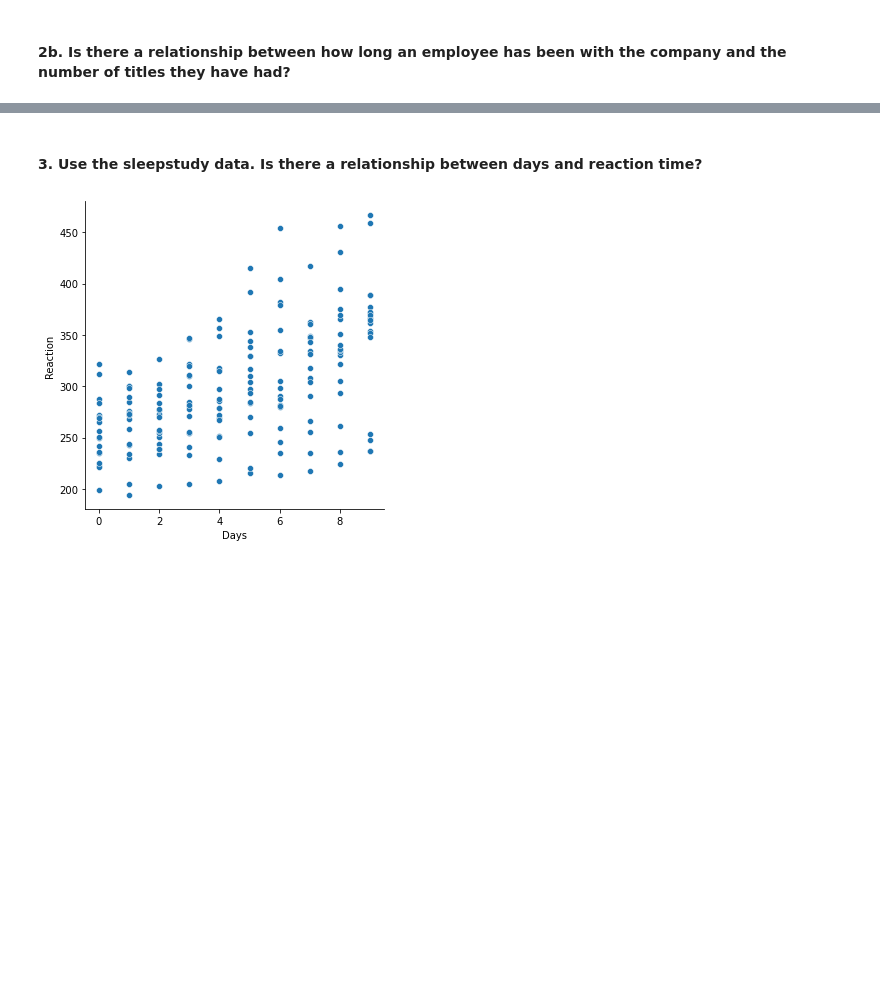
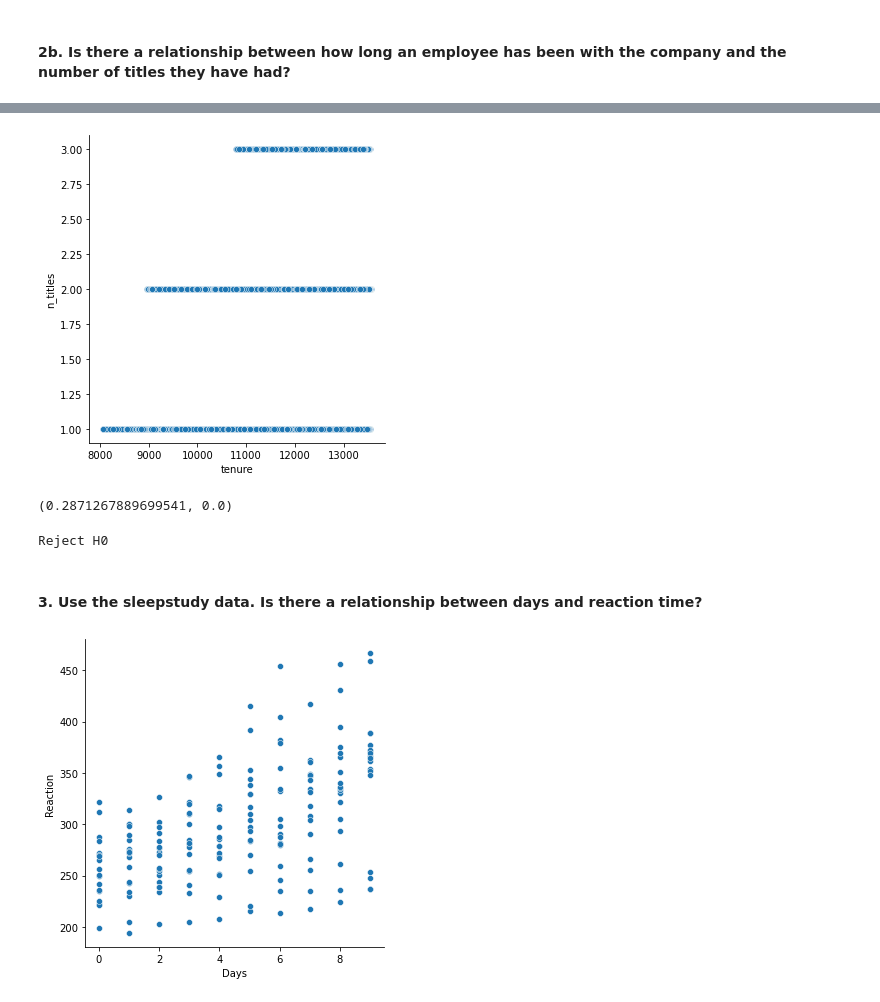
Before and after one commit to bensmith07/statistics-exercises, a Jupyter notebook: hypothesis_testing.ipynb, the cells around one changed output, grey strips where cells are left out. Drawn from its saved outputs; the diff is of its cells as text; code cells hidden in the pictures; blank space fills up the shorter version.

```diff
--- a/hypothesis_testing.ipynb
+++ b/hypothesis_testing.ipynb
@@ -529,3 +550,28 @@ True
+# %%
+# visualize
+sns.relplot(employees.tenure, employees.n_titles)
+plt.show()
+# %% [output]
+[figure, added]
+# %%
+# H0: There is no linear relationship between tenure and number of titles
+# H1: There is a linear relationship between tenure and number of titles
+
+# perform tests
+
+corr, p = stats.pearsonr(employees.tenure, employees.n_titles)
+corr, p
+# %% [output]
+(0.2871267889699541, 0.0)
+# %%
+# conclusion
+
+if p < alpha:
+    print('Reject H0')
+else:
+    print('Fail to reject H0')
+# %% [output]
+Reject H0
 # %% [markdown]
 #### 3. Use the sleepstudy data. Is there a relationship between days and reaction time?
 # %%
```
Also changed, not shown: parts of 32 cells of this notebook.
